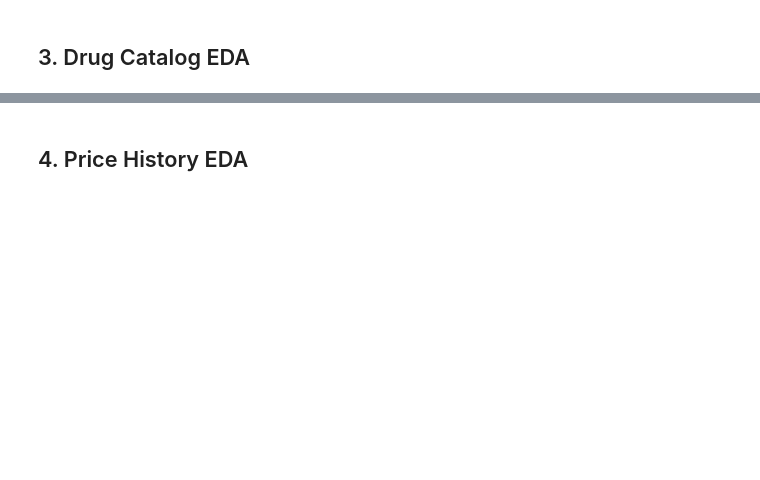
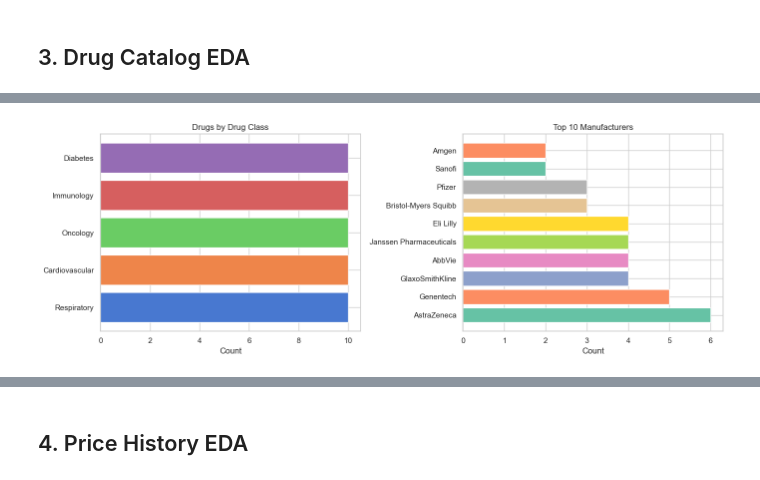
Before and after one commit to anilmedads-hub/pharma-pricing-copilot, a Jupyter notebook: notebooks/eda.ipynb, the cells around one changed output, grey strips where cells are left out. Drawn from its saved outputs; the diff is of its cells as text; code cells hidden in the pictures; blank space fills up the shorter version.

```diff
--- a/notebooks/eda.ipynb
+++ b/notebooks/eda.ipynb
@@ -83,8 +85,18 @@ Drug Catalog EDA
 Inspect the drug catalog: distribution by therapeutic area,
 dosage form mix, and WAC distribution at launch.
 """
+# Extract unique drugs from the transaction dataset
+catalog = df.groupby('drug_name').agg({
+    'drug_class': 'first',
+    'manufacturer': 'first',
+    'wac_price': ['min', 'max', 'mean'],
+    'drug_id': 'first'
+}).reset_index()
+
+catalog.columns = ['drug_name', 'drug_class', 'manufacturer', 'wac_min', 'wac_max', 'wac_mean', 'drug_id']
+
 print('=== Drug Catalog — First 5 Rows ===')
 display(catalog.head())
 
 print('\n=== Descriptive Statistics ===')
-display(catalog[['base_wac', 'annual_price_increase_pct', 'strength_mg']].describe())
+display(catalog[['wac_min', 'wac_max', 'wac_mean']].describe())
@@ -91,21 +121,24 @@ display(catalog[['base_wac', 'annual_price_increase_pct', 'strength_mg']].descri
 # %%
 """
-Therapeutic Area & Dosage Form Distribution
+Drug Class & Manufacturer Distribution
 """
 fig, axes = plt.subplots(1, 2, figsize=(14, 5))
 
-# Therapeutic area
-ta_counts = catalog['therapeutic_area'].value_counts()
-axes[0].barh(ta_counts.index, ta_counts.values, color=sns.color_palette('muted', len(ta_counts)))
-axes[0].set_title('Drugs by Therapeutic Area')
+# Drug class distribution
+dc_counts = catalog['drug_class'].value_counts()
+axes[0].barh(dc_counts.index, dc_counts.values, color=sns.color_palette('muted', len(dc_counts)))
+axes[0].set_title('Drugs by Drug Class')
 axes[0].set_xlabel('Count')
 
-# Dosage form
-df_counts = catalog['dosage_form'].value_counts()
-axes[1].pie(df_counts.values, labels=df_counts.index, autopct='%1.0f%%', startangle=90)
-axes[1].set_title('Dosage Form Mix')
+# Manufacturer distribution
+mfg_counts = catalog['manufacturer'].value_counts().head(10)
+axes[1].barh(mfg_counts.index, mfg_counts.values, color=sns.color_palette('Set2', len(mfg_counts)))
+axes[1].set_title('Top 10 Manufacturers')
+axes[1].set_xlabel('Count')
 
 plt.tight_layout()
 plt.show()
+# %% [output]
+[figure, added]
 # %%
 """
```
Also changed, not shown: parts of 15 cells of this notebook, 3 other files.
